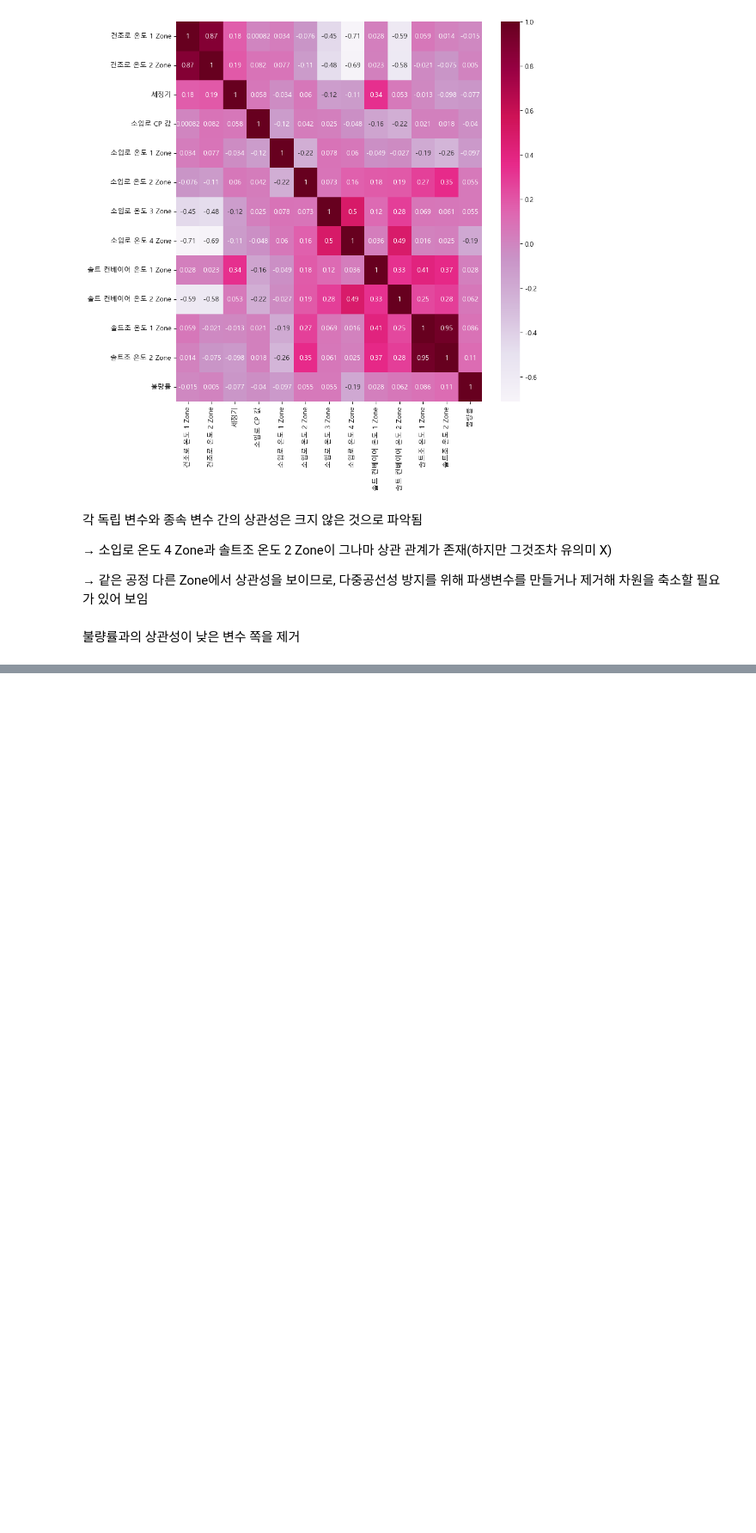
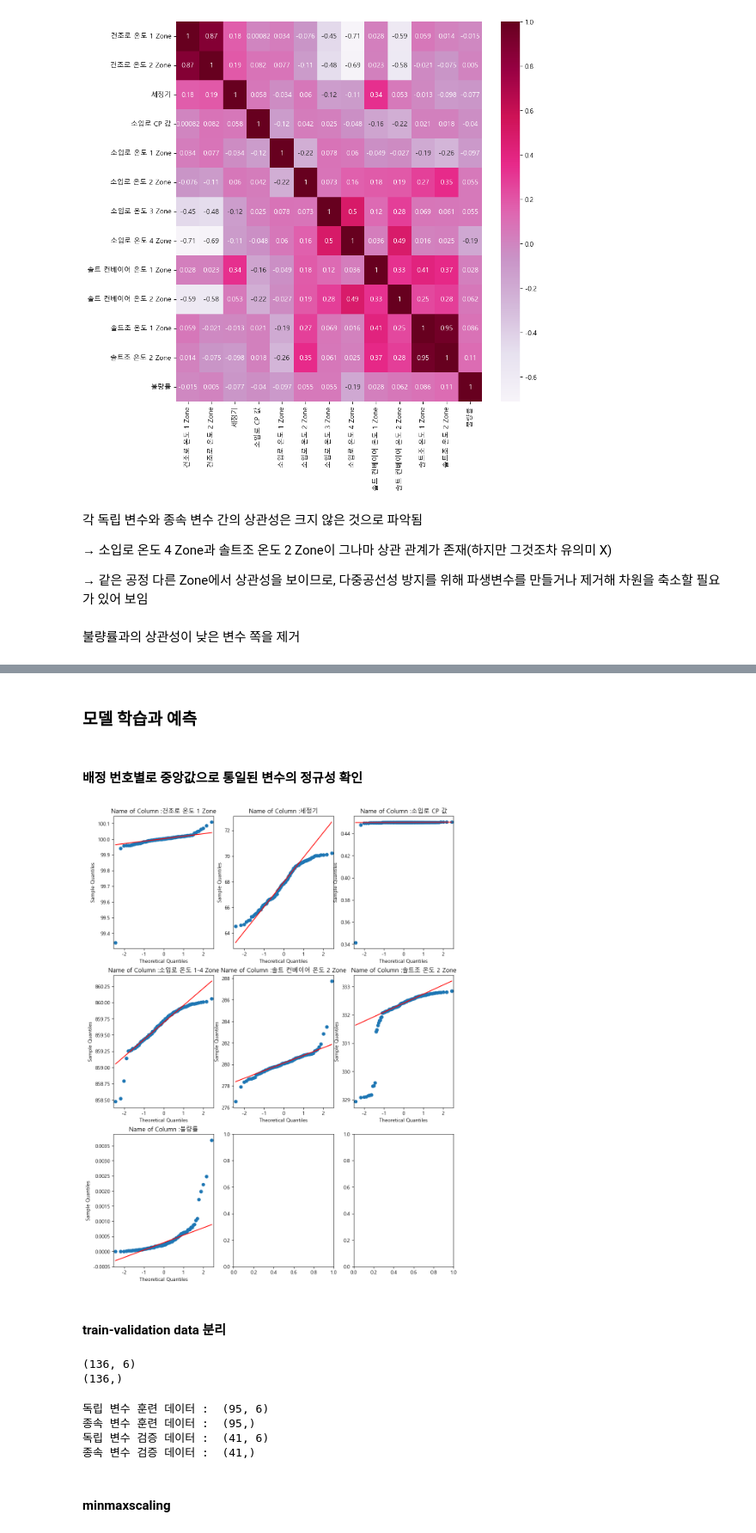
Before and after one commit to nyeokinyeoki/kamp, a Jupyter notebook: Data_analyse_heat_treatment_제조에 미련이 남아.ipynb, the cells around one changed output, grey strips where cells are left out. Shown at 86% size. Drawn from its saved outputs; the diff is of its cells as text; code cells hidden in the pictures; blank space fills up the shorter version.

```diff
--- a/Data_analyse_heat_treatment_제조에 미련이 남아.ipynb
+++ b/Data_analyse_heat_treatment_제조에 미련이 남아.ipynb
@@ -503,0 +651,43 @@ plt.show()
+# %% [markdown]
+### 모델 학습과 예측
+# %% [markdown]
+#### 배정 번호별로 중앙값으로 통일된 변수의 정규성 확인
+# %%
+plt.rcParams["font.family"] = 'Malgun Gothic'
+plt.rcParams['axes.unicode_minus'] = False
+
+fig, axs = plt.subplots(figsize=(12,16), nrows=3, ncols=3)
+
+for i in range(7) :
+    ax = axs[(i//3),(i % 3)]
+    api.qqplot(df_join_dr.iloc[:,i+1], stats.norm, line='q', ax=ax)
+    ax.set_title("Name of Column :"+ df_join_dr.columns[i+1])
+
+plt.show()
+# %% [output]
+[figure, added]
+# %% [markdown]
+#### train-validation data 분리
+# %%
+X = df_join_dr.drop(["배정번호", "불량률"],axis=1)
+y = df_3d5_sig
+
+print(X.shape)
+print(y.shape)
+# %% [output]
+(136, 6)
+(136,)
+# %%
+X_train, X_val, y_train, y_val = train_test_split(X, y, test_size=0.3, stratify=y, random_state=24)
+
+print("독립 변수 훈련 데이터 : ",X_train.shape)
+print("종속 변수 훈련 데이터 : ",y_train.shape)
+print("독립 변수 검증 데이터 : ",X_val.shape)
+print("종속 변수 검증 데이터 : ",y_val.shape)
+# %% [output]
+독립 변수 훈련 데이터 :  (95, 6)
+종속 변수 훈련 데이터 :  (95,)
+독립 변수 검증 데이터 :  (41, 6)
+종속 변수 검증 데이터 :  (41,)
+# %% [markdown]
+#### minmaxscaling
```
Also changed, not shown: parts of 18 cells of this notebook.
